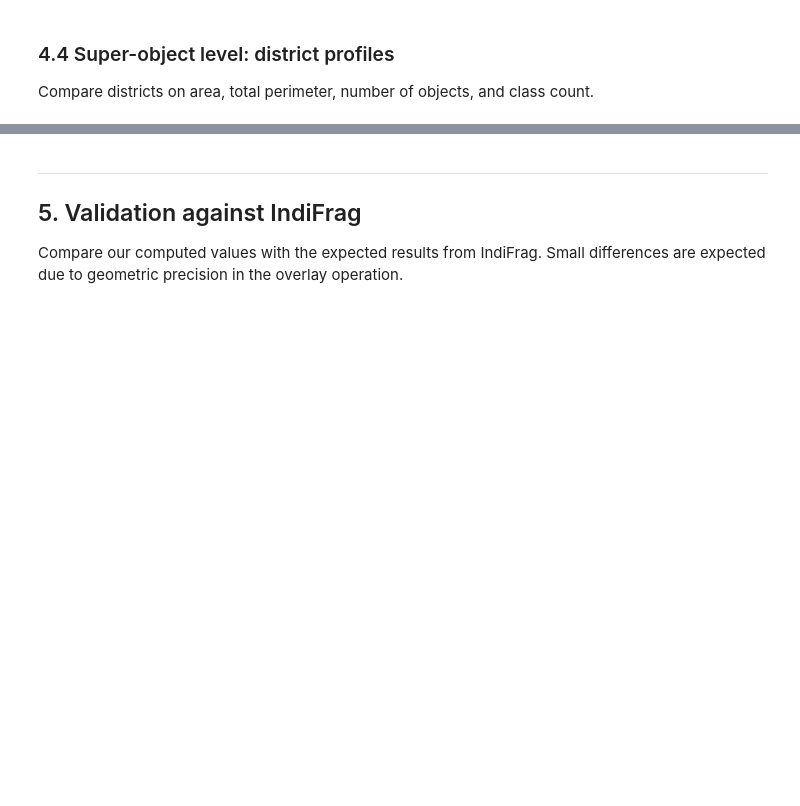
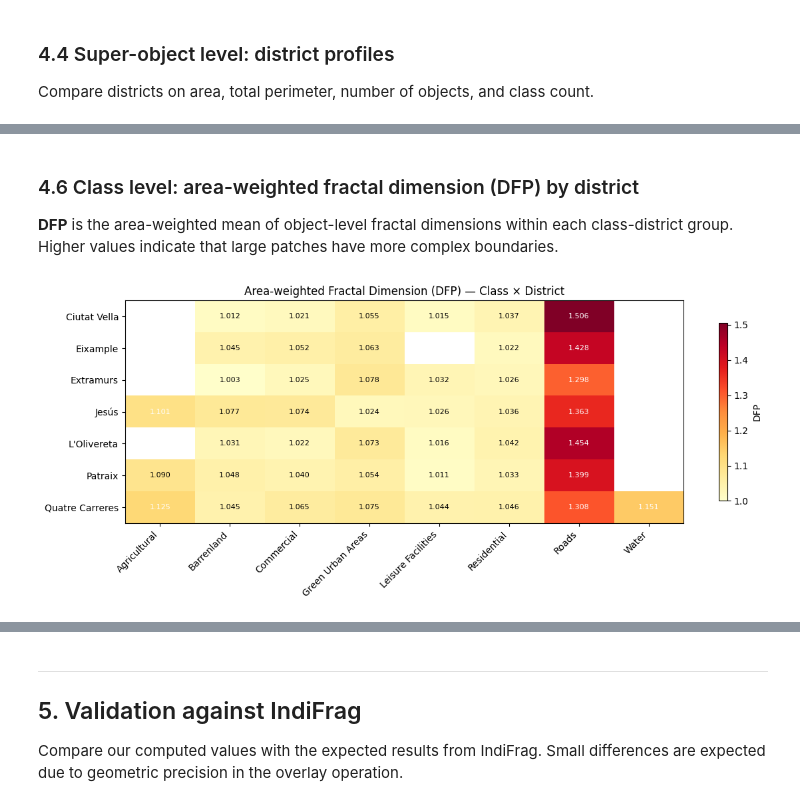
Before and after one commit to Emanuel-Agu/fragmetrics, a Jupyter notebook: notebooks/01_fragmentation_with_SO.ipynb, the cells around one changed output, grey strips where cells are left out. Cells and saved outputs as stored; diff of their text form; code cells hidden in the pictures; blank space fills up the shorter version.

```diff
--- a/notebooks/01_fragmentation_with_SO.ipynb
+++ b/notebooks/01_fragmentation_with_SO.ipynb
@@ -261,0 +381,36 @@ plt.show()
+# %% [markdown]
+### 4.6 Class level: area-weighted fractal dimension (DFP) by district
+
+**DFP** is the area-weighted mean of object-level fractal dimensions within
+each class-district group.  Higher values indicate that large patches
+have more complex boundaries.
+# %%
+# Heatmap: DFP by class × district
+dfp_pivot = cl_shape.pivot_table(
+    index="district", columns="class_name", values="DFP", fill_value=np.nan
+)
+col_order = [CLASS_NAMES[c] for c in sorted(CLASS_NAMES.keys()) if CLASS_NAMES[c] in dfp_pivot.columns]
+dfp_pivot = dfp_pivot[col_order]
+
+fig, ax = plt.subplots(figsize=(12, 5))
+im = ax.imshow(dfp_pivot.values, aspect="auto", cmap="YlOrRd", vmin=1.0)
+ax.set_xticks(range(len(dfp_pivot.columns)))
+ax.set_xticklabels(dfp_pivot.columns, rotation=45, ha="right")
+ax.set_yticks(range(len(dfp_pivot.index)))
+ax.set_yticklabels(dfp_pivot.index)
+
+# Annotate cells
+for i in range(len(dfp_pivot.index)):
+    for j in range(len(dfp_pivot.columns)):
+        val = dfp_pivot.iloc[i, j]
+        if not np.isnan(val):
+            ax.text(j, i, f"{val:.3f}", ha="center", va="center", fontsize=8,
+                    color="white" if val > 1.1 else "black")
+
+cb = fig.colorbar(im, ax=ax, shrink=0.8, label="DFP")
+ax.set_title("Area-weighted Fractal Dimension (DFP) — Class × District")
+plt.tight_layout()
+plt.savefig("../outputs/figures/01_shape_dfp_heatmap.png", dpi=150, bbox_inches="tight")
+plt.show()
+# %% [output]
+[figure, added]
```
Also changed, not shown: parts of 19 cells of this notebook, 1 other file.
